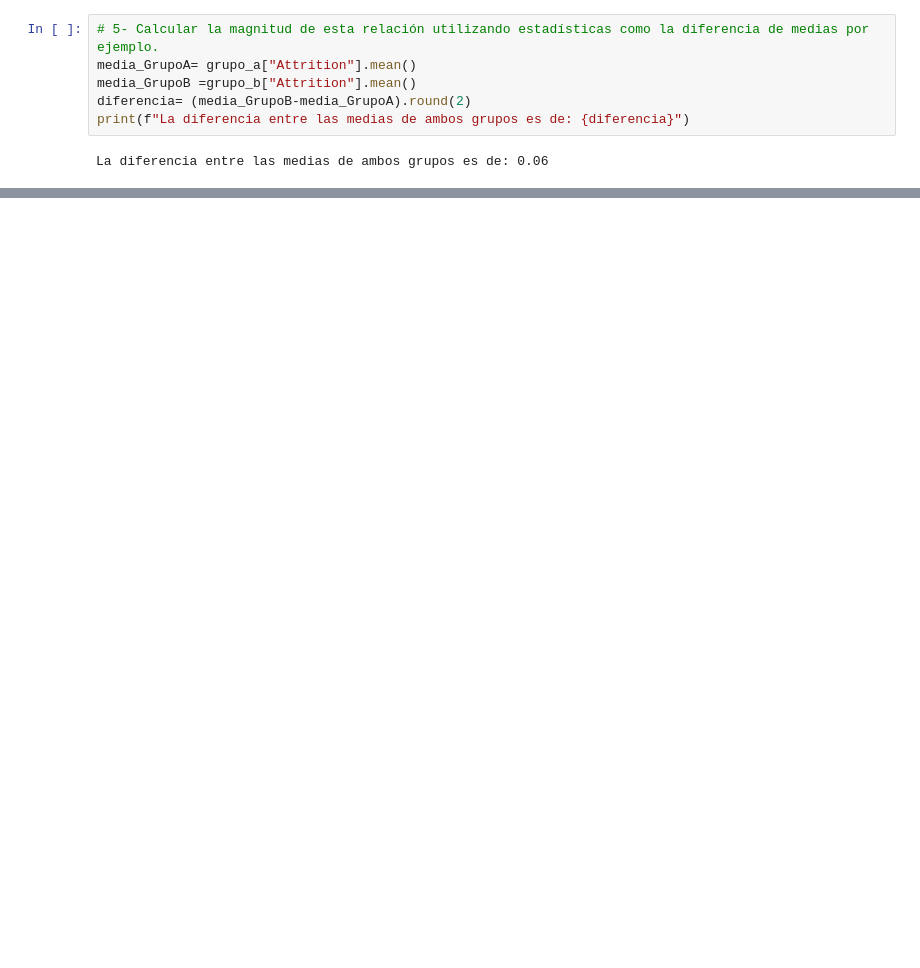
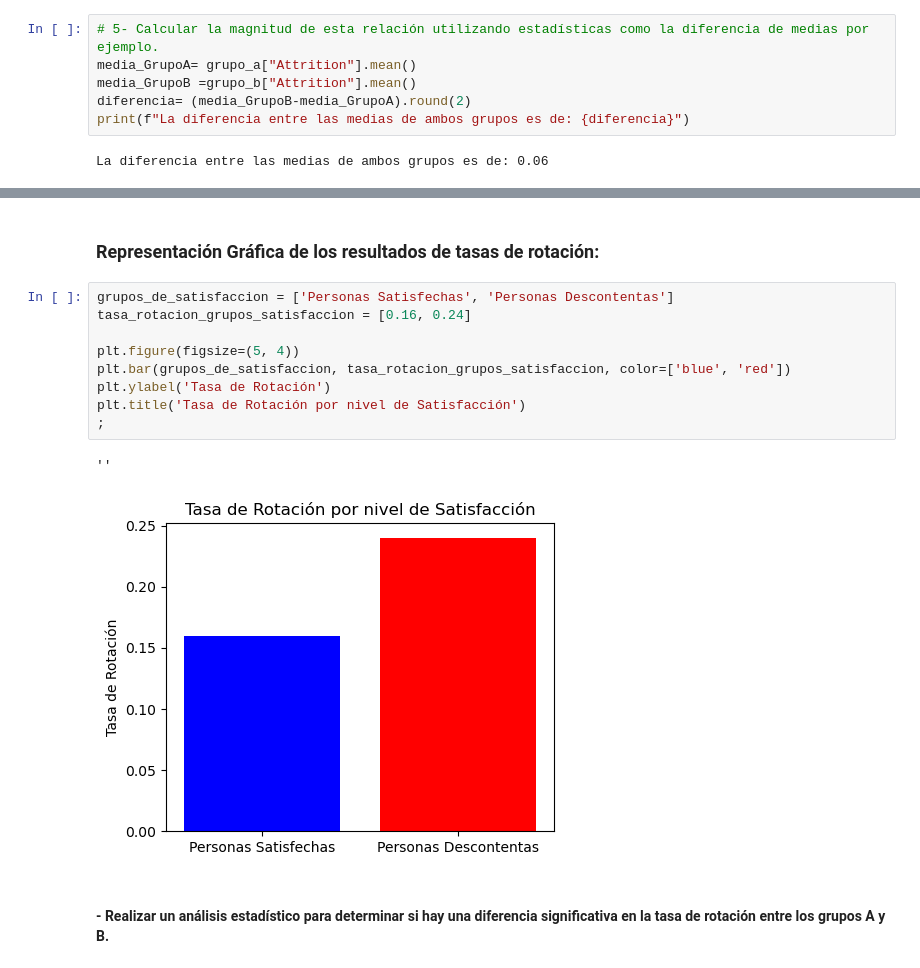
Before and after one commit to nuriancg/project-da-promo-H-module-3-team-1, a Jupyter notebook: Fase4_abTesting.ipynb, the cells around one changed output, grey strips where cells are left out. Drawn from its saved outputs; the diff is of its cells as text; blank space fills up the shorter version.

Commit message:
Añado 'análisis Patri' al archivo Fase4_abTesting

```diff
--- a/Fase4_abTesting.ipynb
+++ b/Fase4_abTesting.ipynb
@@ -142,0 +185,16 @@ La diferencia entre las medias de ambos grupos es de: 0.06
+# %% [markdown]
+### Representación Gráfica de los resultados de tasas de rotación:
+# %%
+grupos_de_satisfaccion = ['Personas Satisfechas', 'Personas Descontentas']
+tasa_rotacion_grupos_satisfaccion = [0.16, 0.24]
+
+plt.figure(figsize=(5, 4))
+plt.bar(grupos_de_satisfaccion, tasa_rotacion_grupos_satisfaccion, color=['blue', 'red'])
+plt.ylabel('Tasa de Rotación')
+plt.title('Tasa de Rotación por nivel de Satisfacción')
+;
+# %% [output]
+''
+[figure, added]
+# %% [markdown]
+#### - Realizar un análisis estadístico para determinar si hay una diferencia significativa en la tasa de rotación entre los grupos A y B.
```
Also changed, not shown: parts of 26 cells of this notebook.
